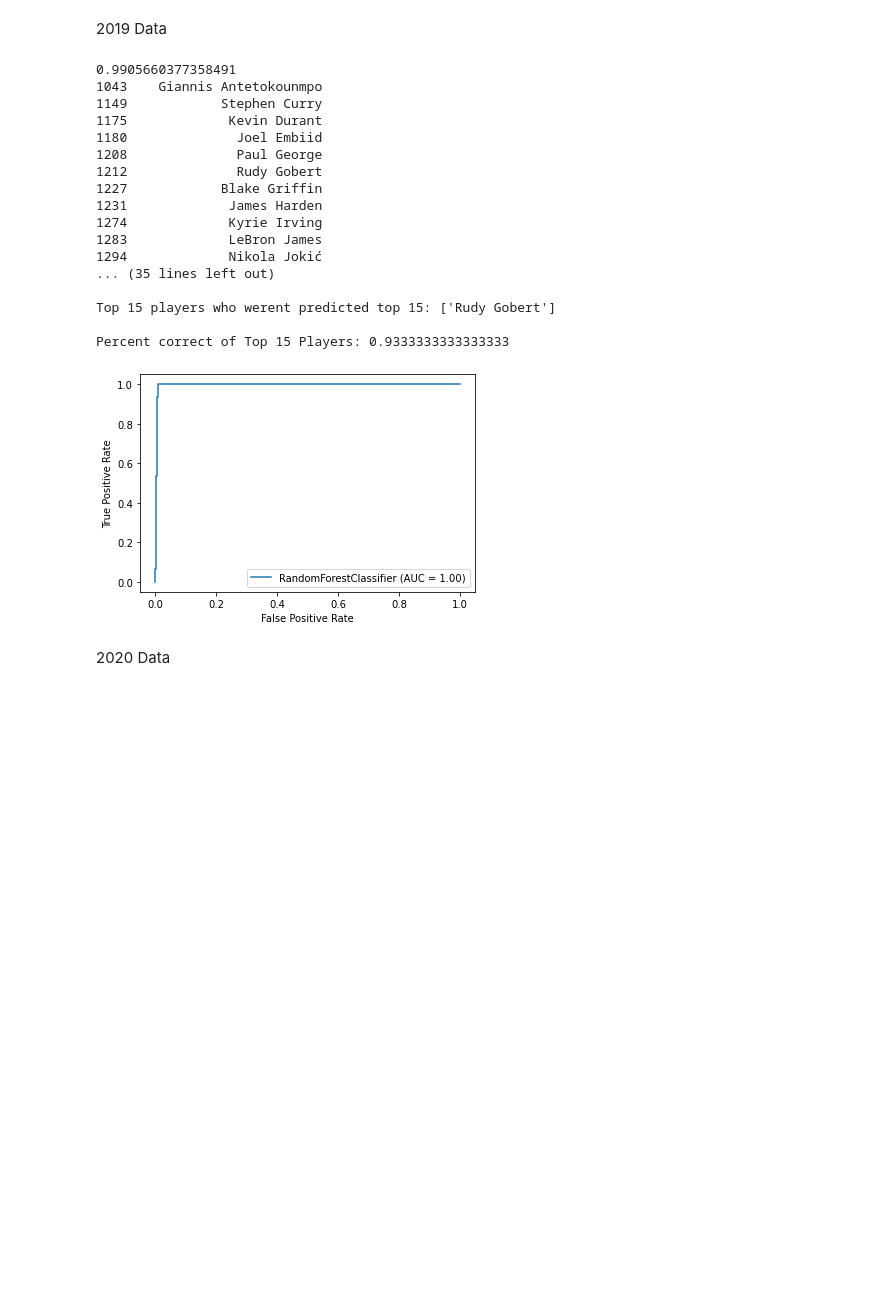
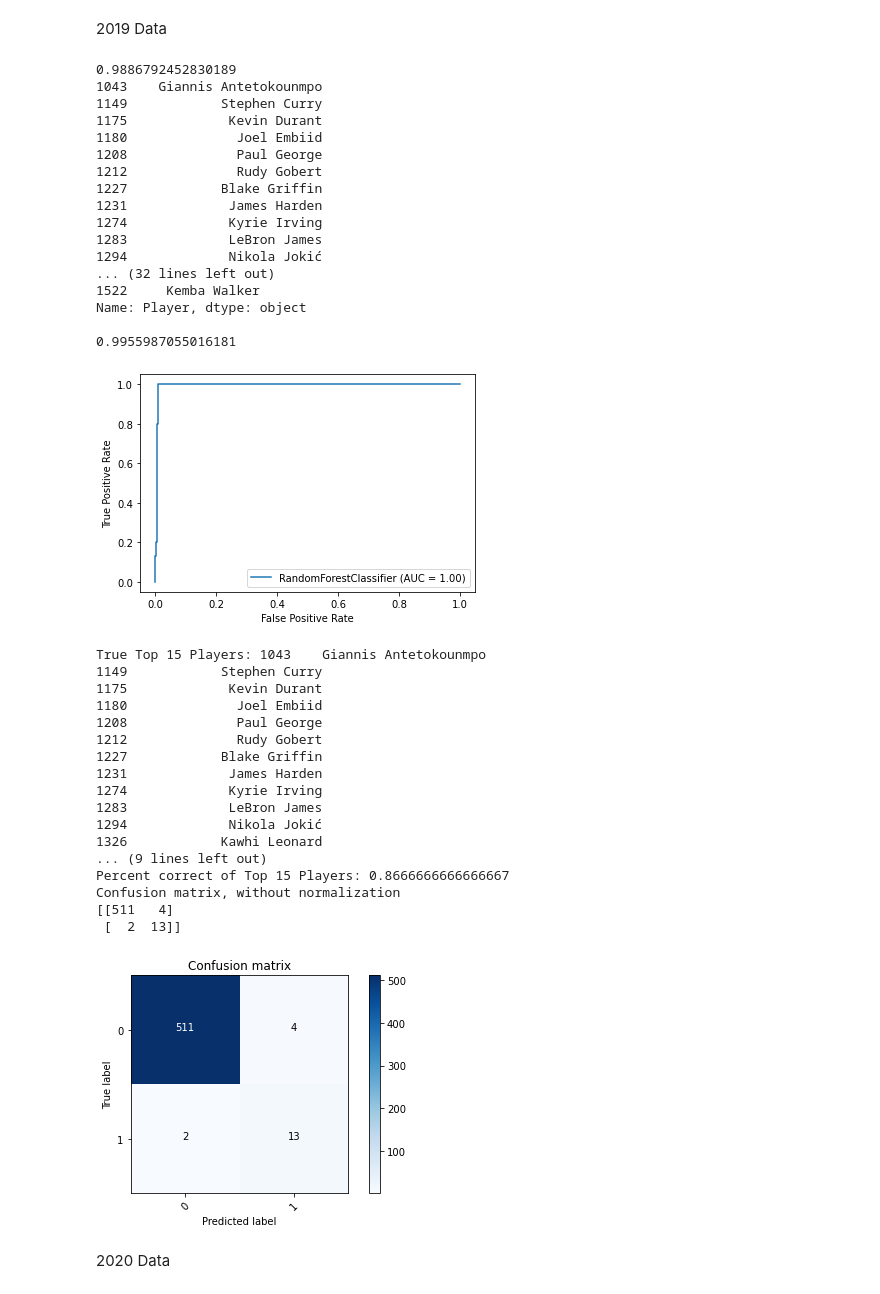
Before and after one commit to jakepardue/ds504_final_project_predict_all_nba, a Jupyter notebook: random_forest.ipynb, the cells around one changed output. Saved outputs shown, nothing was run; the diff lists cells and outputs as text; code cells hidden in the pictures; blank space fills up the shorter version.

```diff
--- a/random_forest.ipynb
+++ b/random_forest.ipynb
@@ -218,38 +292,60 @@ print()
 print(test_data2019.loc[test_data2019.Predicted_All_NBA == True,"Player"])
 print()
 #players predicted to be on All-NBA and were not on All-NBA
 print(test_data2019.loc[(test_data2019.All_NBA == False) & (test_data2019.Predicted_All_NBA == True),"Player"])
 print()
 #players predicted not to be on All-NBA and was listed on All-NBA
 print(test_data2019.loc[(test_data2019.All_NBA == True) & (test_data2019.Predicted_All_NBA == False),"Player"])
 print()
 
 #compute ROC AUC score
 print(roc_auc_score(test_player_class2019,grid_search_rf.predict_proba(test_player_data2019)[:,1]))
 #plot ROC Curve
 plot_roc_curve(grid_search_rf, test_player_data2019,test_player_class2019)
+plt.show()
 
 #Calculate Top 15 All-NBA and get percentage
 grabTop15Players(test_data2019,test_player_data2019)
+matrix = confusion_matrix(test_player_class2019,predicted_y)
+plot_confusion_matrix(matrix,classes=[0,1])
+plt.savefig('2019_rf_confusion_matrix.png')
 # %% [output]
-0.9905660377358491
+0.9886792452830189
 1043    Giannis Antetokounmpo
 1149            Stephen Curry
 1175             Kevin Durant
 1180              Joel Embiid
 1208              Paul George
 1212              Rudy Gobert
 1227            Blake Griffin
 1231             James Harden
 1274             Kyrie Irving
 1283             LeBron James
 1294             Nikola Jokić
-... (35 lines left out)
+... (32 lines left out)
+1522     Kemba Walker
+Name: Player, dtype: object
 
-Top 15 players who werent predicted top 15: ['Rudy Gobert']
-
-Percent correct of Top 15 Players: 0.9333333333333333
+0.9955987055016181
 [figure]
+True Top 15 Players: 1043    Giannis Antetokounmpo
+1149            Stephen Curry
+1175             Kevin Durant
+1180              Joel Embiid
+1208              Paul George
+1212              Rudy Gobert
+1227            Blake Griffin
+1231             James Harden
+1274             Kyrie Irving
+1283             LeBron James
+1294             Nikola Jokić
+1326            Kawhi Leonard
+... (9 lines left out)
+Percent correct of Top 15 Players: 0.8666666666666667
+Confusion matrix, without normalization
+[[511   4]
+ [  2  13]]
+[figure, added]
 # %% [markdown]
 2020 Data
 # %%
```
Also changed, not shown: parts of 8 cells of this notebook, 31 other files.
